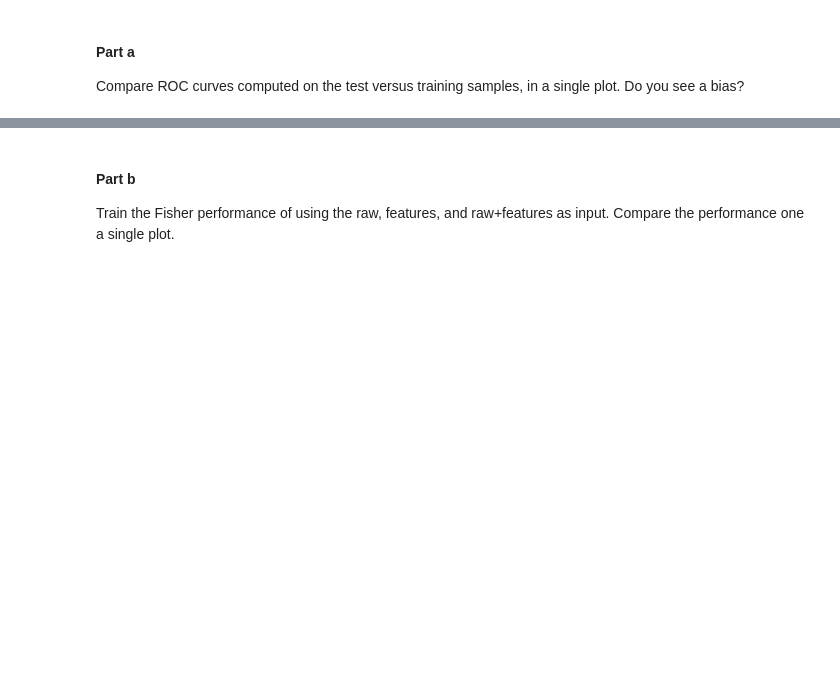
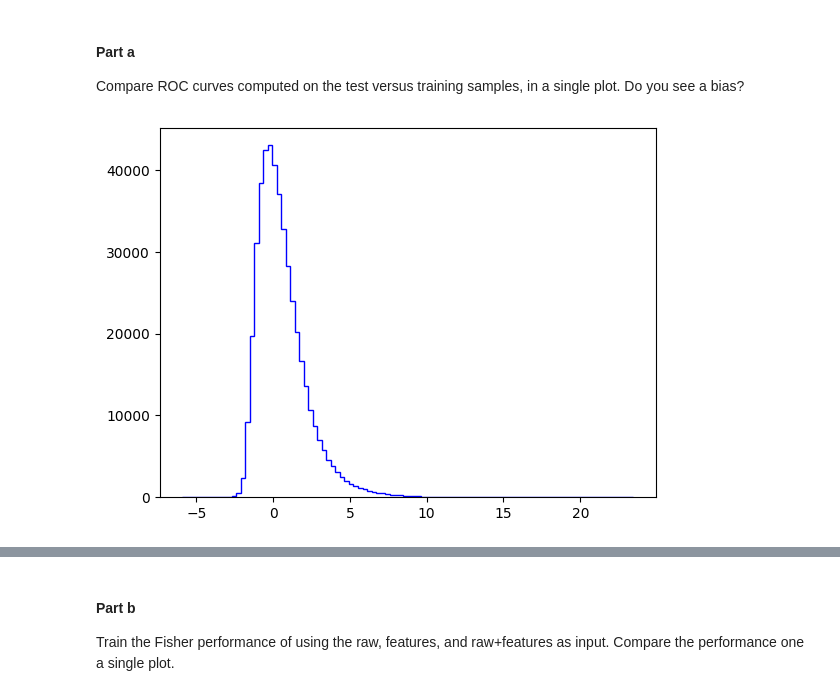
Before and after one commit to reese-quinto/DATA3402.Spring23, a Jupyter notebook: Labs/Lab.06/Lab06_deliverable.ipynb, the cells around one changed output, grey strips where cells are left out. Drawn from its saved outputs; the diff is of its cells as text; code cells hidden in the pictures; blank space fills up the shorter version.

```diff
--- a/Labs/Lab.06/Lab06_deliverable.ipynb
+++ b/Labs/Lab.06/Lab06_deliverable.ipynb
@@ -119,3 +123,7 @@ plt.show()
 #### Part a
 
 Compare ROC curves computed on the test versus training samples, in a single plot. Do you see a bias?
+# %%
+TPR,bins_sig,_=plt.hist(Fisher.decision_function(Test_sig[VarNames[1:]]),bins=100,histtype="step", color="blue", label="signal",stacked=True)
+# %% [output]
+[figure, added]
```
Also changed, not shown: parts of 3 cells of this notebook.
